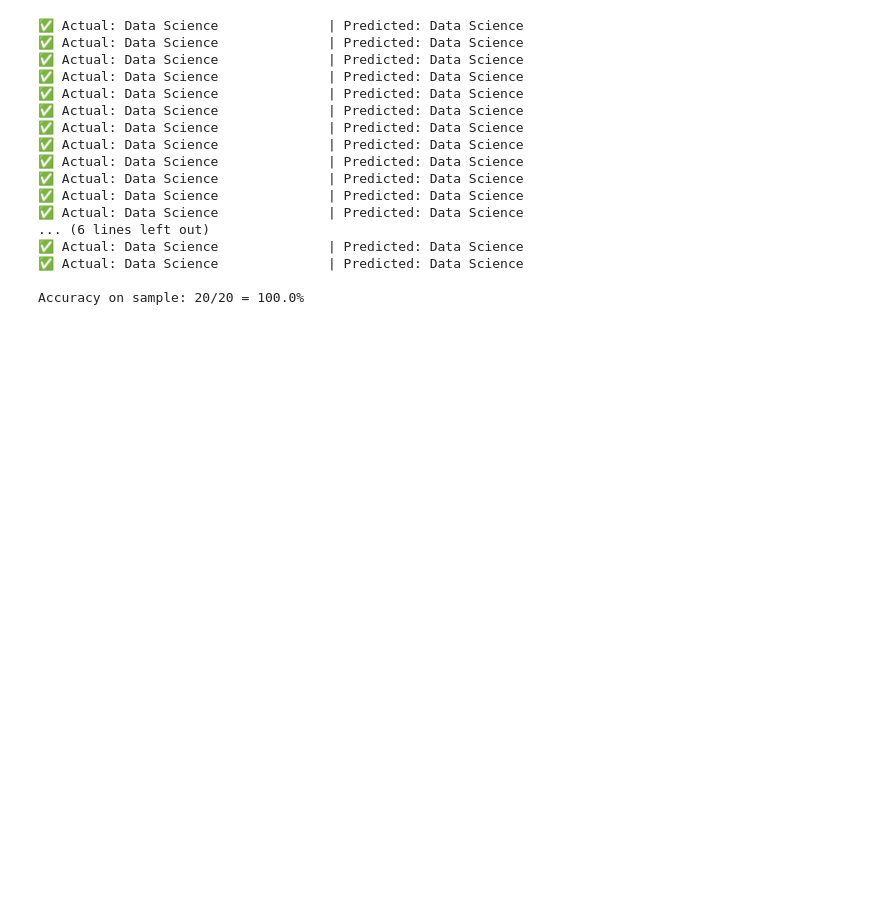
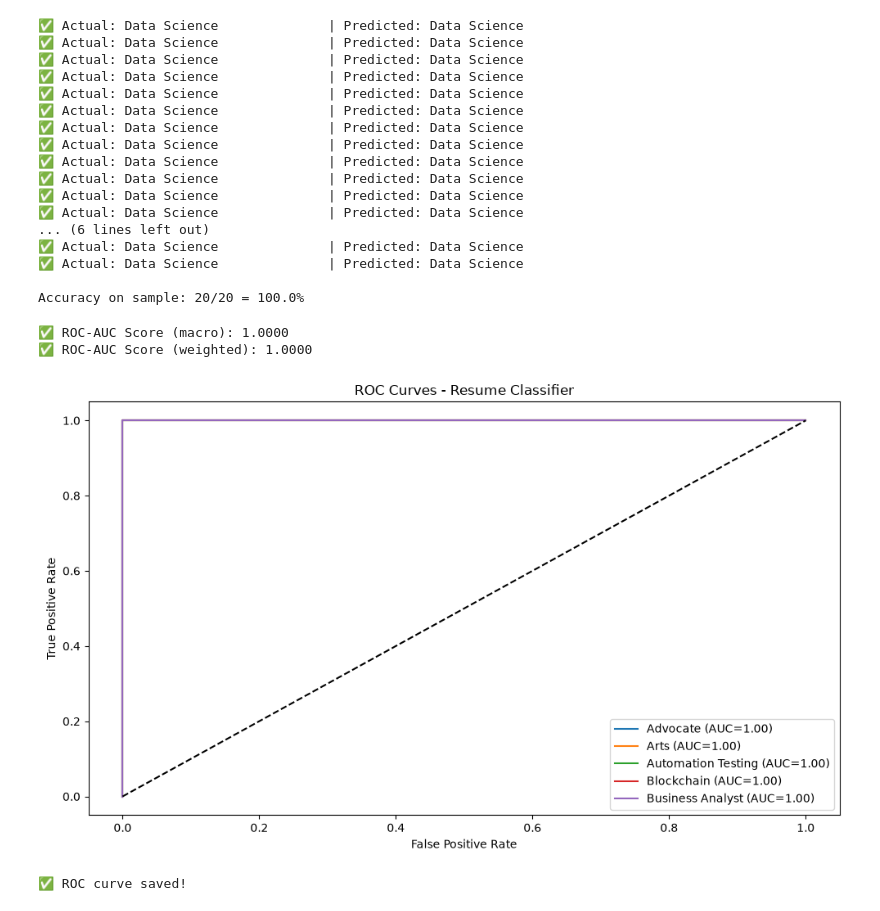
Before and after one commit to pujalokku49-stack/smarthire, a Jupyter notebook: notebooks/02_resume_classifier.ipynb, the cells around one changed output. Saved outputs shown, nothing was run; the diff lists cells and outputs as text; code cells hidden in the pictures; blank space fills up the shorter version.

Commit message:
Add fit predictor, ROC-AUC, Precision@K, feature files

```diff
--- a/notebooks/02_resume_classifier.ipynb
+++ b/notebooks/02_resume_classifier.ipynb
@@ -105,3 +105,53 @@ print(f"\nAccuracy on sample: {correct}/{total} = {correct/total*100:.1f}%")
 ✅ Actual: Data Science              | Predicted: Data Science
 
 Accuracy on sample: 20/20 = 100.0%
+# %%
+# === ROC-AUC Evaluation ===
+from sklearn.preprocessing import label_binarize
+from sklearn.metrics import roc_auc_score
+import numpy as np
+
+# Get probability predictions
+pipe = joblib.load('../models/classifier.pkl')
+X_train, X_test, y_train, y_test = train_test_split(
+    resumes['clean_resume'], resumes['Category'],
+    test_size=0.2, random_state=42, stratify=resumes['Category']
+)
+
+# Get probabilities
+y_prob = pipe.predict_proba(X_test)
+classes = pipe.classes_
+
+# Binarize labels
+y_test_bin = label_binarize(y_test, classes=classes)
+
+# Compute ROC-AUC
+roc_auc = roc_auc_score(y_test_bin, y_prob,
+                         multi_class='ovr', average='macro')
+print(f"✅ ROC-AUC Score (macro): {roc_auc:.4f}")
+print(f"✅ ROC-AUC Score (weighted): {roc_auc_score(y_test_bin, y_prob, multi_class='ovr', average='weighted'):.4f}")
+
+# Plot ROC curve for top 5 categories
+import matplotlib.pyplot as plt
+from sklearn.metrics import roc_curve, auc
+
+plt.figure(figsize=(10, 6))
+for i, category in enumerate(classes[:5]):
+    fpr, tpr, _ = roc_curve(y_test_bin[:, i], y_prob[:, i])
+    roc_auc_i = auc(fpr, tpr)
+    plt.plot(fpr, tpr, label=f'{category} (AUC={roc_auc_i:.2f})')
+
+plt.plot([0,1], [0,1], 'k--')
+plt.xlabel('False Positive Rate')
+plt.ylabel('True Positive Rate')
+plt.title('ROC Curves - Resume Classifier')
+plt.legend(loc='lower right')
+plt.tight_layout()
+plt.savefig('../reports/figures/roc_curve.png')
+plt.show()
+print("✅ ROC curve saved!")
+# %% [output]
+✅ ROC-AUC Score (macro): 1.0000
+✅ ROC-AUC Score (weighted): 1.0000
+[figure, added]
+✅ ROC curve saved!
```
Also changed, not shown: 4 other files.
